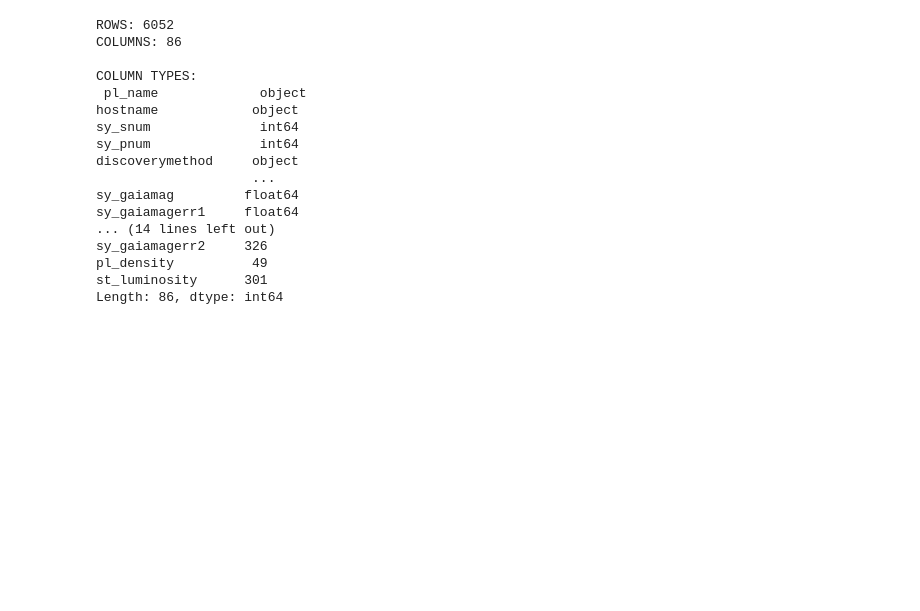
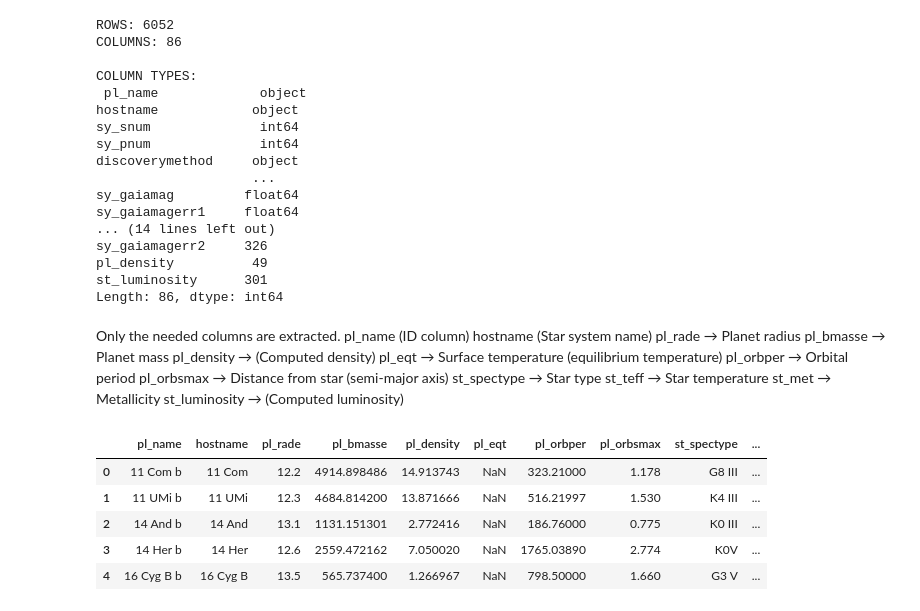
Before and after one commit to shabnam-tech/exoplanet, a Jupyter notebook: exoplanets_analysis.ipynb, the cells around one changed output. Drawn from its saved outputs; the diff is of its cells as text; code cells hidden in the pictures; blank space fills up the shorter version.

```diff
--- a/exoplanets_analysis.ipynb
+++ b/exoplanets_analysis.ipynb
@@ -74,3 +74,43 @@ sy_gaiamagerr2     326
 pl_density          49
 st_luminosity      301
 Length: 86, dtype: int64
+# %% [markdown]
+Only the needed columns are extracted.
+pl_name (ID column)
+hostname (Star system name)
+pl_rade → Planet radius
+pl_bmasse → Planet mass
+pl_density → (Computed density)
+pl_eqt → Surface temperature (equilibrium temperature)
+pl_orbper → Orbital period
+pl_orbsmax → Distance from star (semi-major axis)
+st_spectype → Star type
+st_teff → Star temperature
+st_met → Metallicity
+st_luminosity → (Computed luminosity)
+# %%
+needed_columns = [
+    "pl_name",
+    "hostname",
+    "pl_rade",
+    "pl_bmasse",
+    "pl_density",
+    "pl_eqt",
+    "pl_orbper",
+    "pl_orbsmax",
+    "st_spectype",
+    "st_teff",
+    "st_met",
+    "st_luminosity"
+]
+
+df_main = df[needed_columns].copy()
+
+df_main.head()
+# %% [output]
+|  | pl_name | hostname | pl_rade | pl_bmasse | pl_density | pl_eqt | pl_orbper | pl_orbsmax | st_spectype | ... |
+| 0 | 11 Com b | 11 Com | 12.2 | 4914.898486 | 14.913743 | NaN | 323.21000 | 1.178 | G8 III | ... |
+| 1 | 11 UMi b | 11 UMi | 12.3 | 4684.814200 | 13.871666 | NaN | 516.21997 | 1.530 | K4 III | ... |
+| 2 | 14 And b | 14 And | 13.1 | 1131.151301 | 2.772416 | NaN | 186.76000 | 0.775 | K0 III | ... |
+| 3 | 14 Her b | 14 Her | 12.6 | 2559.472162 | 7.050020 | NaN | 1765.03890 | 2.774 | K0V | ... |
+| 4 | 16 Cyg B b | 16 Cyg B | 13.5 | 565.737400 | 1.266967 | NaN | 798.50000 | 1.660 | G3 V | ... |
```
Also changed, not shown: parts of 15 cells of this notebook.
